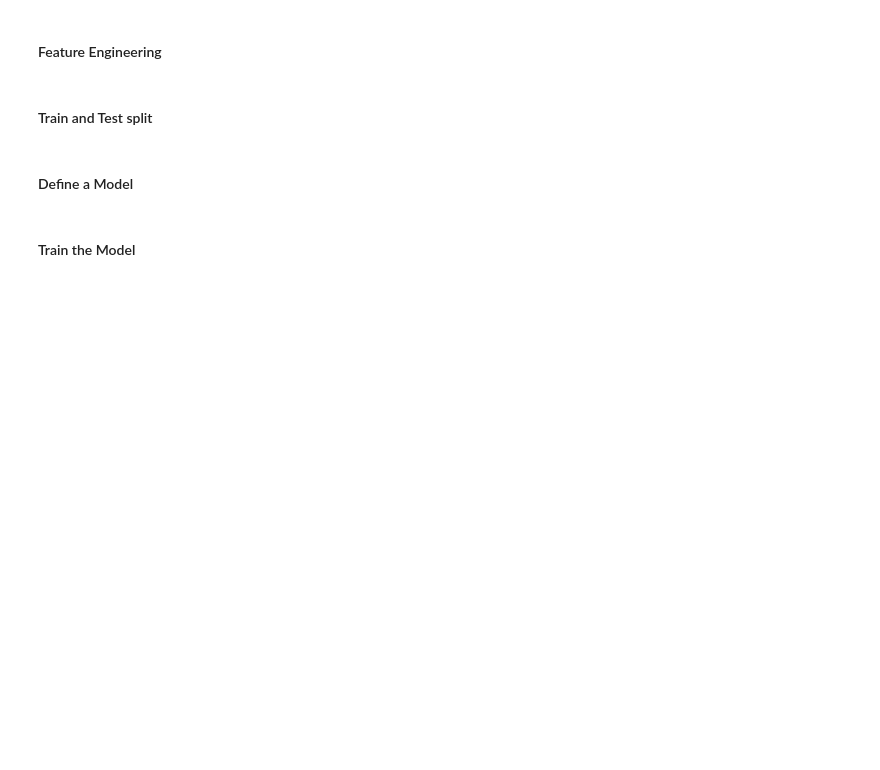
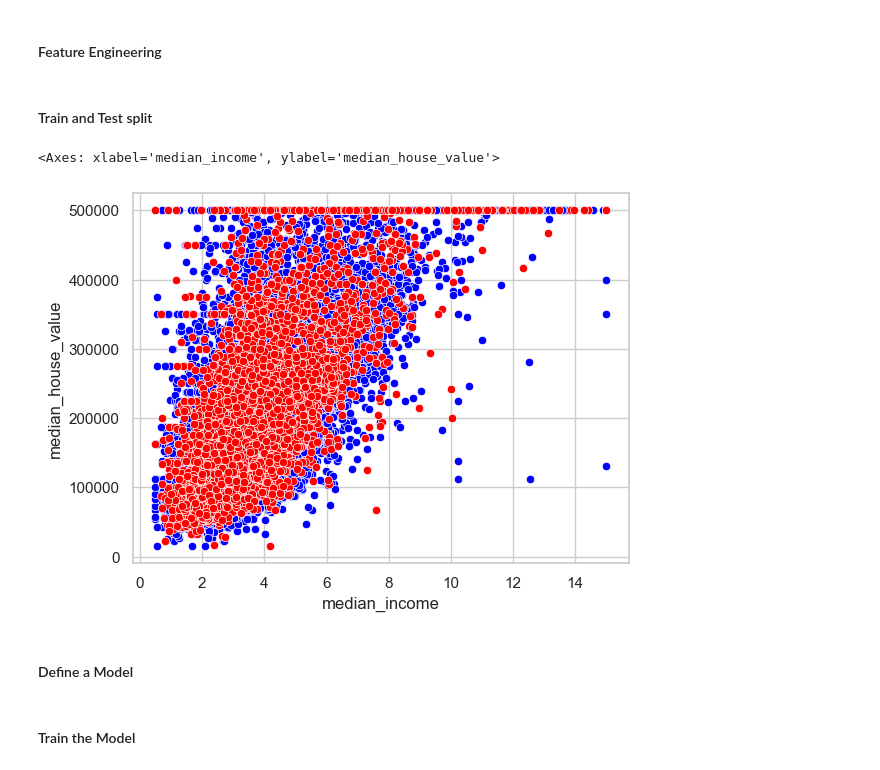
Before and after one commit to Mostafa-Allahmoradi/Level_One_Learning_Outcome, a Jupyter notebook: linear_regression/linear_regression_example.ipynb, the cells around one changed output. Cells and saved outputs as stored; diff of their text form; code cells hidden in the pictures; blank space fills up the shorter version.

Commit message:
Added some more comments. Added train and test split. Also froze the code into requirements.txt

```diff
--- a/linear_regression/linear_regression_example.ipynb
+++ b/linear_regression/linear_regression_example.ipynb
@@ -542,6 +548,20 @@ As you can see in the headmap above, the highly correlated features no longer ex
 #housing_df.drop(['longitude', 'latitude'], axis=1, inplace=True)
 # %% [markdown]
 #### Train and Test split
+# %%
+# split the dataset into features and target variable
+X = housing_df.drop('median_house_value', axis=1)
+y = housing_df['median_house_value']
+
+# split the dataset into training and testing sets
+X_train, X_test, y_train, y_test = train_test_split(X, y, test_size=0.2, random_state=42)
+
+# visualize the training and testing set distributions
+sns.scatterplot(x="median_income", y="median_house_value", data=X_train.assign(median_house_value=y_train), color="blue")
+sns.scatterplot(x="median_income", y="median_house_value", data=X_test.assign(median_house_value=y_test), color="red")
+# %% [output]
+<Axes: xlabel='median_income', ylabel='median_house_value'>
+[figure, added]
 # %% [markdown]
 #### Define a Model
 # %% [markdown]
```
Also changed, not shown: parts of 2 cells of this notebook, 1 other file.
